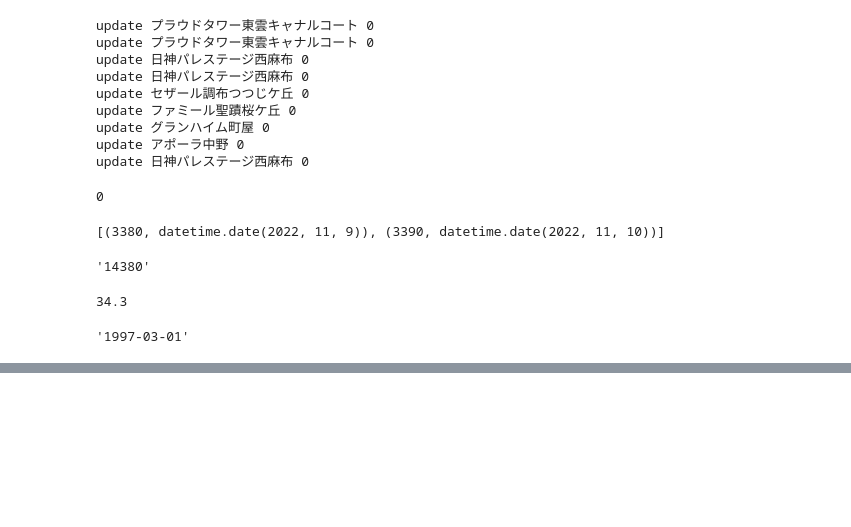
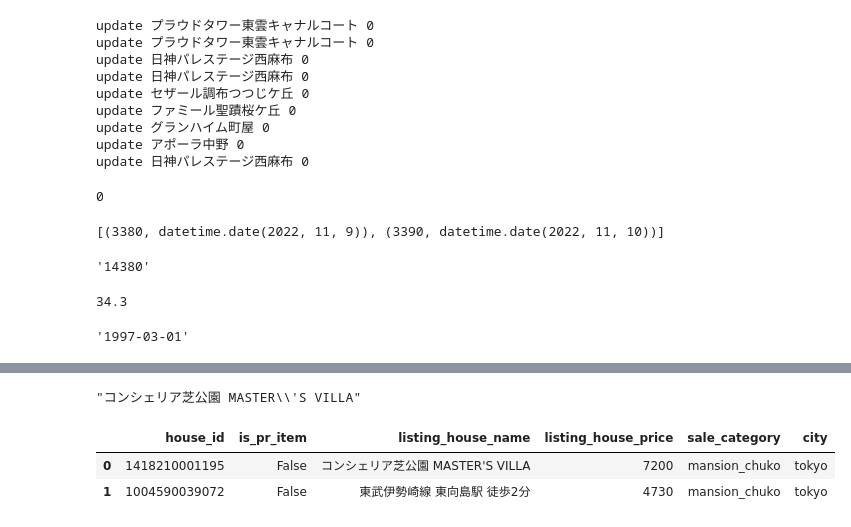
Before and after one commit to yudun/houspiders, a Jupyter notebook: notebooks/playgroud.ipynb, the cells around one changed output, grey strips where cells are left out. Cells and saved outputs as stored; diff of their text form; code cells hidden in the pictures; blank space fills up the shorter version.

```diff
--- a/notebooks/playgroud.ipynb
+++ b/notebooks/playgroud.ipynb
@@ -278,3 +283,5 @@ from datetime import date
 date(1997, 3, 1).strftime("%Y-%m-%d")
 # %% [output]
 '1997-03-01'
+# %%
+new_house_link_df = pd.read_csv('/home/ubuntu/houspiders/house_list_spider/output/2022-11-14/house_links.tmp.csv')
@@ -280,0 +341,4 @@ date(1997, 3, 1).strftime("%Y-%m-%d")
+# %%
+cnx._cmysql.escape_string("コンシェリア芝公園 MASTER'S VILLA").decode("utf-8")
+# %% [output]
+"コンシェリア芝公園 MASTER\\'S VILLA"
@@ -280,0 +347,6 @@ date(1997, 3, 1).strftime("%Y-%m-%d")
+# %%
+new_house_link_df
+# %% [output]
+|  | house_id | is_pr_item | listing_house_name | listing_house_price | sale_category | city |
+| 0 | 1418210001195 | False | コンシェリア芝公園 MASTER'S VILLA | 7200 | mansion_chuko | tokyo |
+| 1 | 1004590039072 | False | 東武伊勢崎線 東向島駅 徒歩2分 | 4730 | mansion_chuko | tokyo |
```
Also changed, not shown: parts of 15 cells of this notebook, 5 other files.
